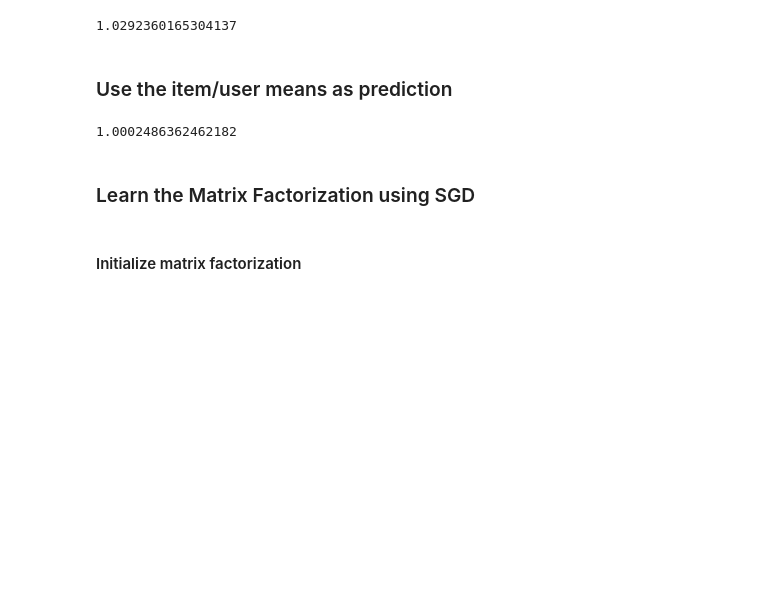
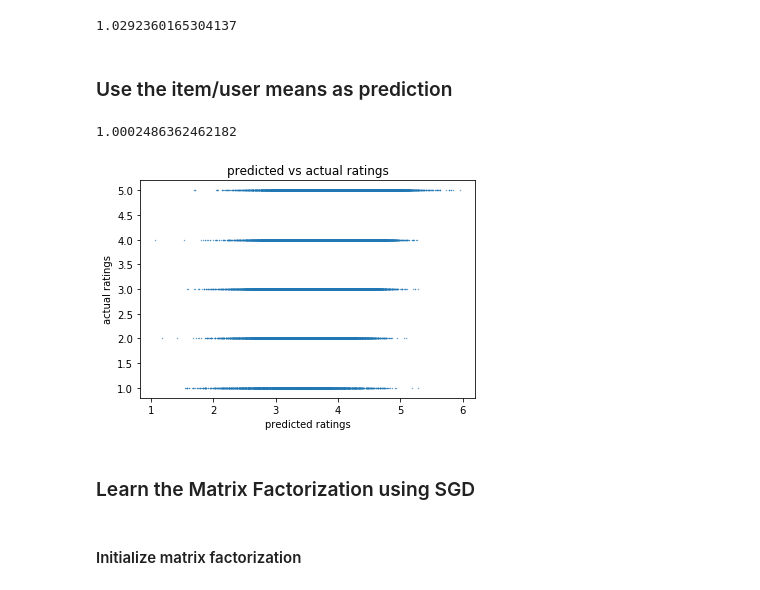
Before and after one commit to Anne-Aimee/recommender_system, a Jupyter notebook: src/main.ipynb, the cells around one changed output. Cells and saved outputs as stored; diff of their text form; code cells hidden in the pictures; blank space fills up the shorter version.

Commit message:
Plot additional baseline prediction

```diff
--- a/src/main.ipynb
+++ b/src/main.ipynb
@@ -158,34 +158,39 @@ def baseline_item_user(train, test):
     #Sum over dth movie
     sum_ratings_user = np.squeeze(np.asarray(train.sum(1)))    # sum of the nonzero elements, for each col
     count_ratings_user = np.diff(train.tocsr().indptr)         # count of the nonzero elements, for each col
 
     num_items, num_users = train.shape
 
     # Constructing linear system defining the model's optimal parameters in form of a matrix
 
     # Matrix of the same shape as ratings, 1 if rating present, 0 otherwise
     mask_train = sp.coo_matrix((np.ones(train.nnz), (train.row, train.col)), shape=train.shape)
 
     A = sp.hstack((sp.diags(count_ratings_user), mask_train))
     A = sp.vstack((A, sp.hstack((mask_train.T, sp.diags(count_ratings_movie)))))
     A = sp.hstack((A, sp.coo_matrix(np.concatenate((count_ratings_movie,count_ratings_user))).T))
     A = sp.vstack((A, sp.coo_matrix(np.ones(num_items+num_users+1))))
 
     b = np.append(np.concatenate((sum_ratings_user, sum_ratings_movie)),global_mean)
 
     # Solving the system
     x = spsolve(A.tocsc(),b)
 
     # Extracting the parameters w_0, w_item[d] and w_user[n]
     w_item, w_user, w_0 = np.split(x,np.array([num_items,num_items+num_users]))
 
-    plt.scatter(w_item[test.row] + w_user[test.col] + w_0, test.data)
+    # Plot prediction versus test values
+    plt.title("predicted vs actual ratings")
+    plt.xlabel("predicted ratings")
+    plt.ylabel("actual ratings")
+    plt.scatter(w_item[test.row] + w_user[test.col] + w_0, test.data,s=0.1)
 
     return sqrt(calculate_mse(test.data, w_item[test.row] + w_user[test.col] + w_0)/(test.nnz))
 
 baseline_item_user(train, test)
 # %% [output]
 1.0002486362462182
+[figure, added]
 # %% [markdown]
 ### Learn the Matrix Factorization using SGD
 # %% [markdown]
```
